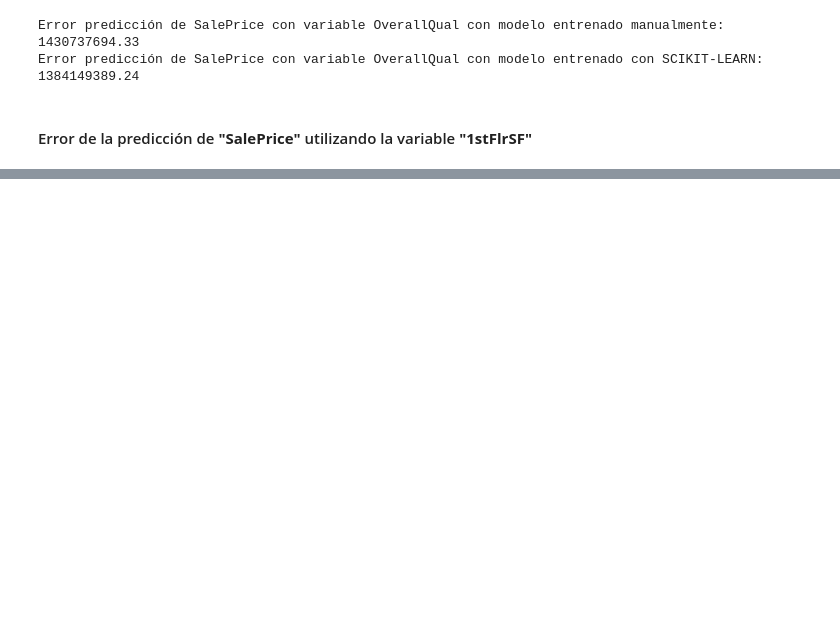
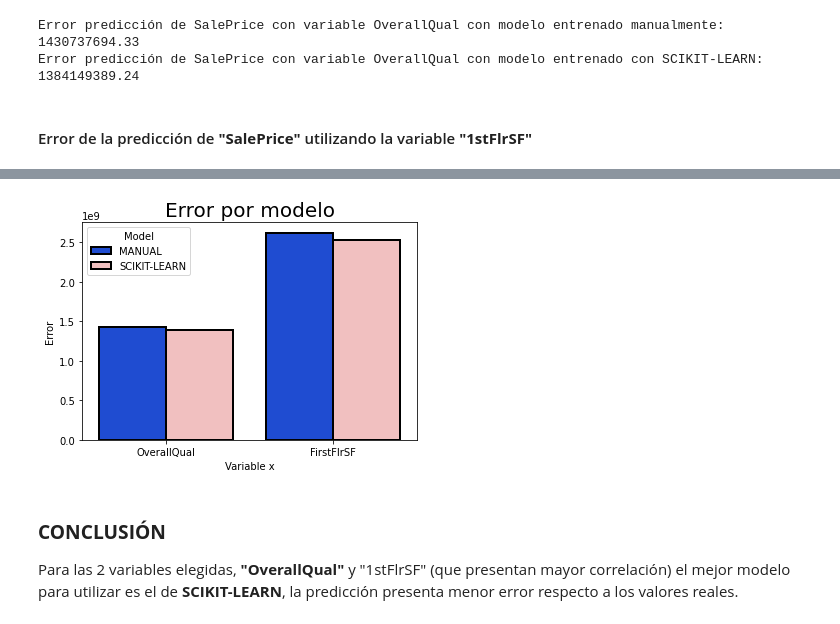
Before and after one commit to navas604/Ciencia-de-Datos-en-Python, a Jupyter notebook: Proyecto.ipynb, the cells around one changed output, grey strips where cells are left out. Cells and saved outputs as stored; diff of their text form; code cells hidden in the pictures; blank space fills up the shorter version.

```diff
--- a/Proyecto.ipynb
+++ b/Proyecto.ipynb
@@ -696,3 +693,13 @@ Error predicción de SalePrice con variable OverallQual con modelo entrenado man
 Error predicción de SalePrice con variable OverallQual con modelo entrenado con SCIKIT-LEARN:  1384149389.24
 # %% [markdown]
 #### Error de la predicción de **"SalePrice"** utilizando la variable **"1stFlrSF"**
+# %%
+# Error de la predicción de "SalePrice" utilizando la variable "1stFlrSF" con modelos manual y SCIKIT-LEARN
+
+errores_pred_FirstFlrSF_manual_scikit = (round(0.5 * np.mean(np.power(SalePrice_test - ypred_manual_FirstFlrSF, 2)), 2),
+                                          round(0.5 * np.mean(np.power(SalePrice_test - ypred_scikit_FirstFlrSF, 2)), 2))
+
+print("Error predicción de SalePrice con variable OverallQual con modelo entrenado manualmente:      ",
+      errores_pred_FirstFlrSF_manual_scikit[0])
+print("Error predicción de SalePrice con variable OverallQual con modelo entrenado con SCIKIT-LEARN: ",
+      errores_pred_FirstFlrSF_manual_scikit[1])
@@ -698,0 +711,9 @@ Error predicción de SalePrice con variable OverallQual con modelo entrenado con
+# %%
+# Preparar los datos a utilizar en la gráfica de barras
+
+errores_modelos = pd.DataFrame({"Variable x" : ["OverallQual", "OverallQual", "FirstFlrSF", "FirstFlrSF"],
+                                "Error" : [errores_pred_OverallQual_manual_scikit[0], errores_pred_OverallQual_manual_scikit[1],
+                                           errores_pred_FirstFlrSF_manual_scikit[0], errores_pred_FirstFlrSF_manual_scikit[1]],
+                                "Model" : ["MANUAL", "SCIKIT-LEARN", "MANUAL", "SCIKIT-LEARN"]})
+
+errores_modelos
@@ -698,0 +726,16 @@ Error predicción de SalePrice con variable OverallQual con modelo entrenado con
+# %%
+# Graficar el error de predicción cada modelo con las variables elegidas de mayor correlación "OverallQual" y "1stFlrSF"
+
+colors = ["#013DEF", "#F9B8B8"]
+
+sns.barplot(x="Variable x", y="Error", hue="Model", data=errores_modelos, palette=colors, edgecolor="black", linewidth=2)
+
+plt.title("Error por modelo", fontdict={"fontsize":20, "color":"black"})
+
+plt.show()
+# %% [output]
+[figure, added]
+# %% [markdown]
+### **CONCLUSIÓN**
+
+Para las 2 variables elegidas, **"OverallQual"** y "1stFlrSF" (que presentan mayor correlación) el mejor modelo para utilizar es el de **SCIKIT-LEARN**, la predicción presenta menor error respecto a los valores reales.
```
Also changed, not shown: parts of 19 cells of this notebook.
